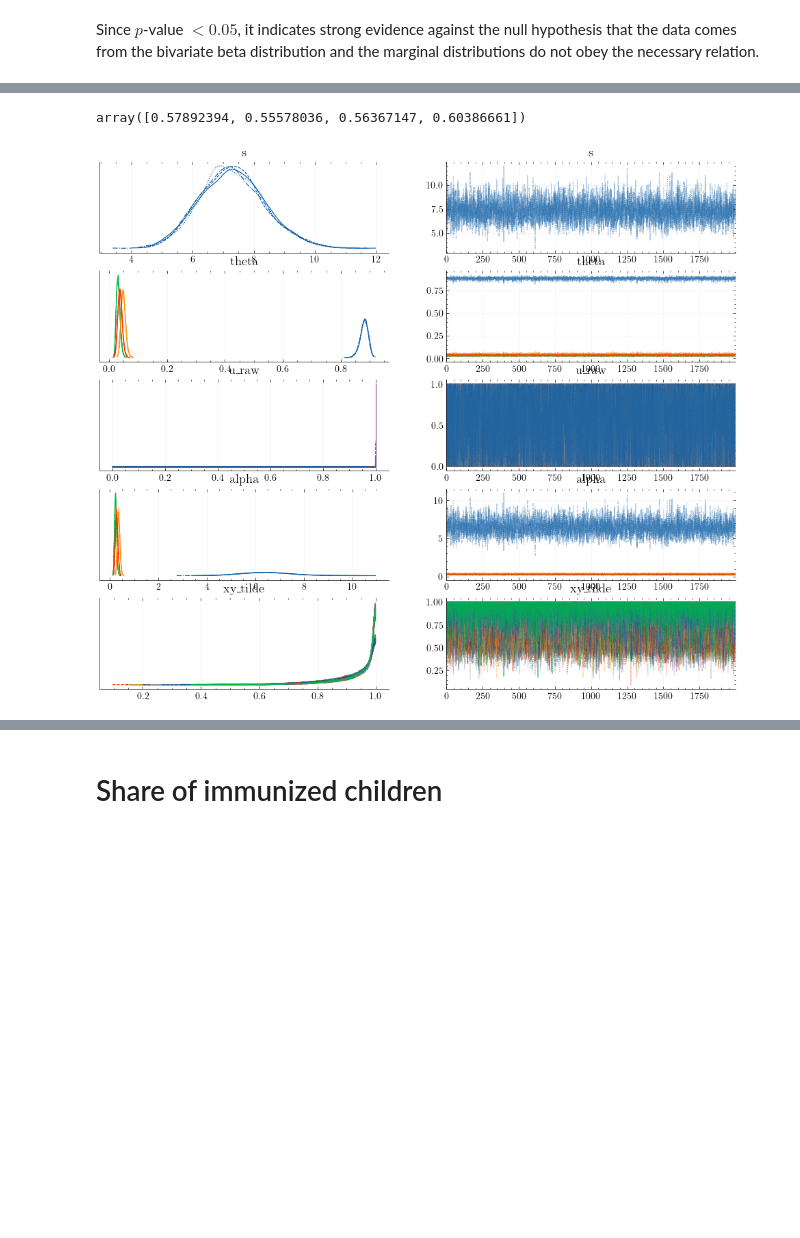
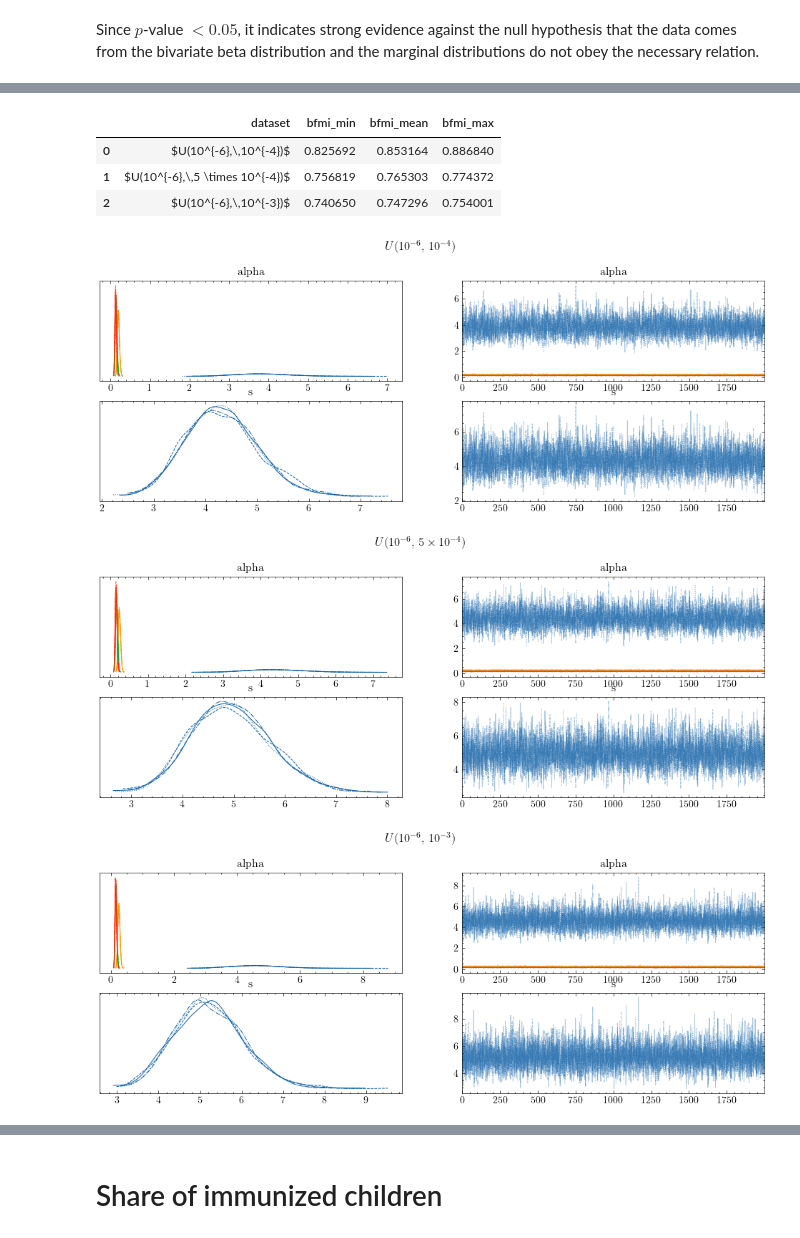
Before and after one commit to lucasmoschen/bivariate-beta, a Jupyter notebook: notebooks/real_data.ipynb, the cells around one changed output, grey strips where cells are left out. Saved outputs shown, nothing was run; the diff lists cells and outputs as text; code cells hidden in the pictures; blank space fills up the shorter version.

```diff
--- a/notebooks/real_data.ipynb
+++ b/notebooks/real_data.ipynb
@@ -239,5 +434,22 @@ chain 4 |          | 00:00 Status
 # %%
-idata = az.from_cmdstanpy(posterior=model_fit)
-df = az.summary(idata, hdi_prob=0.95, stat_funcs={"median": np.median}).loc[[f'alpha[{i}]' for i in range(4)]]
+caseB_idata = {}
+caseB_alpha_summary = {}
+alpha_summary_rows = []
+
+for key, model_fit_i in caseB_model_fits.items():
+    idata_i = az.from_cmdstanpy(posterior=model_fit_i)
+    summary_i = az.summary(idata_i, hdi_prob=0.95, stat_funcs={"median": np.median}).loc[[f'alpha[{i}]' for i in range(4)]]
+    caseB_idata[key] = idata_i
+    caseB_alpha_summary[key] = summary_i
+    block = summary_i[['mean', 'median', 'hdi_2.5%', 'hdi_97.5%']].copy()
+    block.insert(0, 'parameter', block.index)
+    block.insert(0, 'dataset', caseB_variants[key]['label'])
+    alpha_summary_rows.append(block.reset_index(drop=True))
+
+caseB_alpha_summary_df = pd.concat(alpha_summary_rows, ignore_index=True)
+display(caseB_alpha_summary_df.round(4))
+
+idata = caseB_idata[CASEB_DEFAULT_KEY]
+df = caseB_alpha_summary[CASEB_DEFAULT_KEY]
 df
 # %% [output]
@@ -249,10 +474,28 @@ df
 # %%
-az.bfmi(idata)
+caseB_bfmi_rows = []
+for key, idata_i in caseB_idata.items():
+    bfmi_i = np.atleast_1d(np.asarray(az.bfmi(idata_i), dtype=float))
+    caseB_bfmi_rows.append({
+        'dataset': caseB_variants[key]['label'],
+        'bfmi_min': bfmi_i.min(),
+        'bfmi_mean': bfmi_i.mean(),
+        'bfmi_max': bfmi_i.max(),
+    })
+
+caseB_bfmi_df = pd.DataFrame(caseB_bfmi_rows)
+display(caseB_bfmi_df.round(6))
 # %% [output]
-array([0.57892394, 0.55578036, 0.56367147, 0.60386661])
+|  | dataset | bfmi_min | bfmi_mean | bfmi_max |
+| 0 | $U(10^{-6},\,10^{-4})$ | 0.825692 | 0.853164 | 0.886840 |
+| 1 | $U(10^{-6},\,5 \times 10^{-4})$ | 0.756819 | 0.765303 | 0.774372 |
+| 2 | $U(10^{-6},\,10^{-3})$ | 0.740650 | 0.747296 | 0.754001 |
 # %%
-az.plot_trace(idata)
-plt.show()
+for key, idata_i in caseB_idata.items():
+    az.plot_trace(idata_i, var_names=['alpha', 's'])
+    plt.suptitle(caseB_variants[key]['label'], y=1.02)
+    plt.show()
 # %% [output]
-[figure, old version]
+[figure, new version]
+[figure, added]
+[figure, added]
 # %%
```
Also changed, not shown: parts of 69 cells of this notebook, 15 other files.
